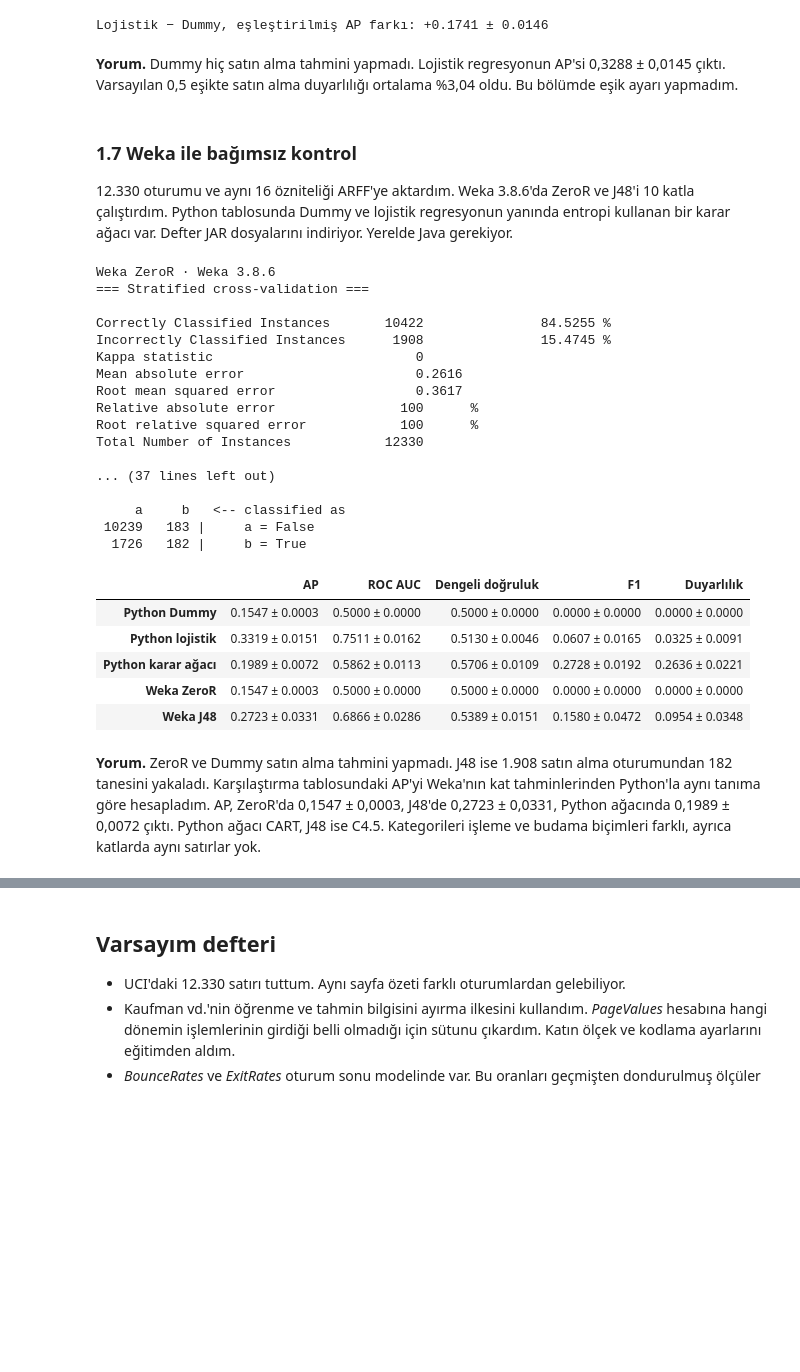
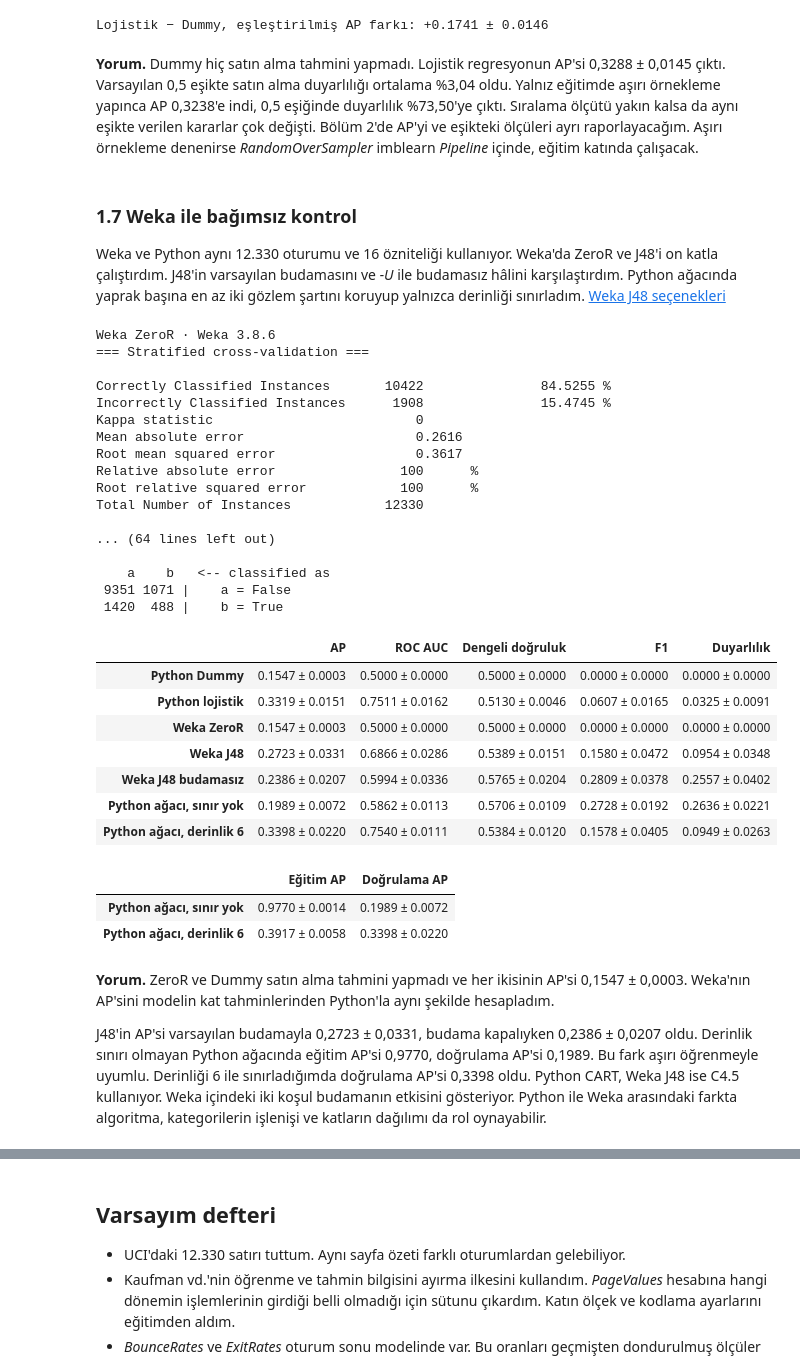
Before and after one commit to EmircanDemirTR/bil545-online-alisveris, a Jupyter notebook: proje1/BIL545_Proje1_EmircanDemir.ipynb, the cells around one changed output, grey strips where cells are left out. Saved outputs shown, nothing was run; the diff lists cells and outputs as text; code cells hidden in the pictures; blank space fills up the shorter version.

```diff
--- a/proje1/BIL545_Proje1_EmircanDemir.ipynb
+++ b/proje1/BIL545_Proje1_EmircanDemir.ipynb
@@ -541,11 +585,11 @@ assert len(splits) == 25 and len(X) == len(df_raw)
 | Lojistik regresyon | 0.3288 ± 0.0145 | 0.7505 ± 0.0117 | 0.5119 ± 0.0047 | 0.0568 ± 0.0179 | 0.0304 ± 0.0099 |
 Lojistik − Dummy, eşleştirilmiş AP farkı: +0.1741 ± 0.0146
 # %% [markdown]
-**Yorum.** Dummy hiç satın alma tahmini yapmadı. Lojistik regresyonun AP'si 0,3288 ± 0,0145 çıktı. Varsayılan 0,5 eşikte satın alma duyarlılığı ortalama %3,04 oldu. Bu bölümde eşik ayarı yapmadım.
+**Yorum.** Dummy hiç satın alma tahmini yapmadı. Lojistik regresyonun AP'si 0,3288 ± 0,0145 çıktı. Varsayılan 0,5 eşikte satın alma duyarlılığı ortalama %3,04 oldu. Yalnız eğitimde aşırı örnekleme yapınca AP 0,3238'e indi, 0,5 eşiğinde duyarlılık %73,50'ye çıktı. Sıralama ölçütü yakın kalsa da aynı eşikte verilen kararlar çok değişti. Bölüm 2'de AP'yi ve eşikteki ölçüleri ayrı raporlayacağım. Aşırı örnekleme denenirse *RandomOverSampler* imblearn *Pipeline* içinde, eğitim katında çalışacak.
 # %% [markdown]
 ### 1.7 Weka ile bağımsız kontrol
 
-12.330 oturumu ve aynı 16 özniteliği ARFF'ye aktardım. Weka 3.8.6'da ZeroR ve J48'i 10 katla çalıştırdım. Python tablosunda Dummy ve lojistik regresyonun yanında entropi kullanan bir karar ağacı var. Defter JAR dosyalarını indiriyor. Yerelde Java gerekiyor.
+Weka ve Python aynı 12.330 oturumu ve 16 özniteliği kullanıyor. Weka'da ZeroR ve J48'i on katla çalıştırdım. J48'in varsayılan budamasını ve *-U* ile budamasız hâlini karşılaştırdım. Python ağacında yaprak başına en az iki gözlem şartını koruyup yalnızca derinliği sınırladım. [Weka J48 seçenekleri](https://weka.sourceforge.io/doc.stable/weka/classifiers/trees/J48.html)
 # %%
 import os
 import shutil
@@ -586,7 +630,11 @@ jars = {
         "bffff1505335c02256b7ab2ccffbe4aa4d3ac9fe14c17557809b7c9d99d666ca",
 }
 
-weka_commands = {"Weka ZeroR": "rules.ZeroR", "Weka J48": "trees.J48"}
+weka_commands = {
+    "Weka ZeroR": ("rules.ZeroR", []),
+    "Weka J48": ("trees.J48", []),
+    "Weka J48 budamasız": ("trees.J48", ["-U"]),
+}
 weka_scores = {}
 with TemporaryDirectory(prefix="bil545-") as directory:
     work = Path(directory)
@@ -603,7 +651,7 @@ with TemporaryDirectory(prefix="bil545-") as directory:
     arff = work / "online_shoppers.arff"
     arff.write_text(arff_text, encoding="ascii")
 
-    for name, classifier in weka_commands.items():
+    for name, (classifier, options) in weka_commands.items():
         predictions = work / "predictions.csv"
         csv_options = (
             'weka.classifiers.evaluation.output.prediction.CSV '
@@ -613,7 +661,7 @@ with TemporaryDirectory(prefix="bil545-") as directory:
             java, "-Djava.awt.headless=true", "-Dfile.encoding=UTF-8",
             "-Duser.language=en", "-Duser.country=US", "-cp", os.pathsep.join(classpath),
             f"weka.classifiers.{classifier}", "-t", str(arff), "-c", "last",
-            "-x", "10", "-s", str(SEED), "-v", "-o",
+            "-x", "10", "-s", str(SEED), "-v", "-o", *options,
         ]
         # Weka CLI, özet ve satır tahminlerini iki farklı çıktı kipinde verir.
         java_options = {"cwd": work, "capture_output": True, "text": True,
@@ -647,47 +695,66 @@ with TemporaryDirectory(prefix="bil545-") as directory:
                 "F1": f1_score(actual, predicted, zero_division=0),
                 "Duyarlılık": recall_score(actual, predicted),
             })
         weka_scores[name] = pd.DataFrame(metrics)
         predictions.unlink()
 
 python_10fold = StratifiedKFold(n_splits=10, shuffle=True, random_state=SEED)
-python_tree = Pipeline([
-    ("preprocess", preprocessing()),
-    ("model", DecisionTreeClassifier(criterion="entropy", min_samples_leaf=2, random_state=SEED)),
-])
 comparison = {
     "Python Dummy": fold_scores(dummy, X, cv=python_10fold),
     "Python lojistik": fold_scores(onehot, X, cv=python_10fold),
-    "Python karar ağacı": fold_scores(python_tree, X, cv=python_10fold),
     **weka_scores,
 }
+tree_ap = {}
+for depth, name in [(None, "Python ağacı, sınır yok"), (6, "Python ağacı, derinlik 6")]:
+    model = Pipeline([
+        ("preprocess", preprocessing()),
+        ("model", DecisionTreeClassifier(
+            criterion="entropy", min_samples_leaf=2, max_depth=depth, random_state=SEED
+        )),
+    ])
+    scores = cross_validate(model, X, y, cv=python_10fold, scoring=SCORING,
+                            return_train_score=True, error_score="raise")
+    comparison[name] = pd.DataFrame({metric: scores[f"test_{metric}"] for metric in SCORING})
+    tree_ap[name] = pd.DataFrame({
+        "Eğitim AP": scores["train_AP"],
+        "Doğrulama AP": scores["test_AP"],
+    })
+
 display(score_summary(comparison))
+display(score_summary(tree_ap))
 # %% [output]
 Weka ZeroR · Weka 3.8.6
 === Stratified cross-validation ===
 
 Correctly Classified Instances       10422               84.5255 %
 Incorrectly Classified Instances      1908               15.4745 %
 Kappa statistic                          0
 Mean absolute error                      0.2616
 Root mean squared error                  0.3617
 Relative absolute error                100      %
 Root relative squared error            100      %
 Total Number of Instances            12330
 
-... (37 lines left out)
+... (64 lines left out)
 
-     a     b   <-- classified as
- 10239   183 |     a = False
-  1726   182 |     b = True
+    a    b   <-- classified as
+ 9351 1071 |    a = False
+ 1420  488 |    b = True
 |  | AP | ROC AUC | Dengeli doğruluk | F1 | Duyarlılık |
 | Python Dummy | 0.1547 ± 0.0003 | 0.5000 ± 0.0000 | 0.5000 ± 0.0000 | 0.0000 ± 0.0000 | 0.0000 ± 0.0000 |
 | Python lojistik | 0.3319 ± 0.0151 | 0.7511 ± 0.0162 | 0.5130 ± 0.0046 | 0.0607 ± 0.0165 | 0.0325 ± 0.0091 |
-| Python karar ağacı | 0.1989 ± 0.0072 | 0.5862 ± 0.0113 | 0.5706 ± 0.0109 | 0.2728 ± 0.0192 | 0.2636 ± 0.0221 |
 | Weka ZeroR | 0.1547 ± 0.0003 | 0.5000 ± 0.0000 | 0.5000 ± 0.0000 | 0.0000 ± 0.0000 | 0.0000 ± 0.0000 |
 | Weka J48 | 0.2723 ± 0.0331 | 0.6866 ± 0.0286 | 0.5389 ± 0.0151 | 0.1580 ± 0.0472 | 0.0954 ± 0.0348 |
+| Weka J48 budamasız | 0.2386 ± 0.0207 | 0.5994 ± 0.0336 | 0.5765 ± 0.0204 | 0.2809 ± 0.0378 | 0.2557 ± 0.0402 |
+| Python ağacı, sınır yok | 0.1989 ± 0.0072 | 0.5862 ± 0.0113 | 0.5706 ± 0.0109 | 0.2728 ± 0.0192 | 0.2636 ± 0.0221 |
+| Python ağacı, derinlik 6 | 0.3398 ± 0.0220 | 0.7540 ± 0.0111 | 0.5384 ± 0.0120 | 0.1578 ± 0.0405 | 0.0949 ± 0.0263 |
+|  | Eğitim AP | Doğrulama AP |
+| Python ağacı, sınır yok | 0.9770 ± 0.0014 | 0.1989 ± 0.0072 |
+| Python ağacı, derinlik 6 | 0.3917 ± 0.0058 | 0.3398 ± 0.0220 |
 # %% [markdown]
-**Yorum.** ZeroR ve Dummy satın alma tahmini yapmadı. J48 ise 1.908 satın alma oturumundan 182 tanesini yakaladı. Karşılaştırma tablosundaki AP'yi Weka'nın kat tahminlerinden Python'la aynı tanıma göre hesapladım. AP, ZeroR'da 0,1547 ± 0,0003, J48'de 0,2723 ± 0,0331, Python ağacında 0,1989 ± 0,0072 çıktı. Python ağacı CART, J48 ise C4.5. Kategorileri işleme ve budama biçimleri farklı, ayrıca katlarda aynı satırlar yok.
+**Yorum.** ZeroR ve Dummy satın alma tahmini yapmadı ve her ikisinin AP'si 0,1547 ± 0,0003. Weka'nın AP'sini modelin kat tahminlerinden Python'la aynı şekilde hesapladım.
+
+J48'in AP'si varsayılan budamayla 0,2723 ± 0,0331, budama kapalıyken 0,2386 ± 0,0207 oldu. Derinlik sınırı olmayan Python ağacında eğitim AP'si 0,9770, doğrulama AP'si 0,1989. Bu fark aşırı öğrenmeyle uyumlu. Derinliği 6 ile sınırladığımda doğrulama AP'si 0,3398 oldu. Python CART, Weka J48 ise C4.5 kullanıyor. Weka içindeki iki koşul budamanın etkisini gösteriyor. Python ile Weka arasındaki farkta algoritma, kategorilerin işlenişi ve katların dağılımı da rol oynayabilir.
 # %% [markdown]
 **Weka Explorer'da denemek için**
 
```
Also changed, not shown: parts of 7 cells of this notebook, 1 other file.
